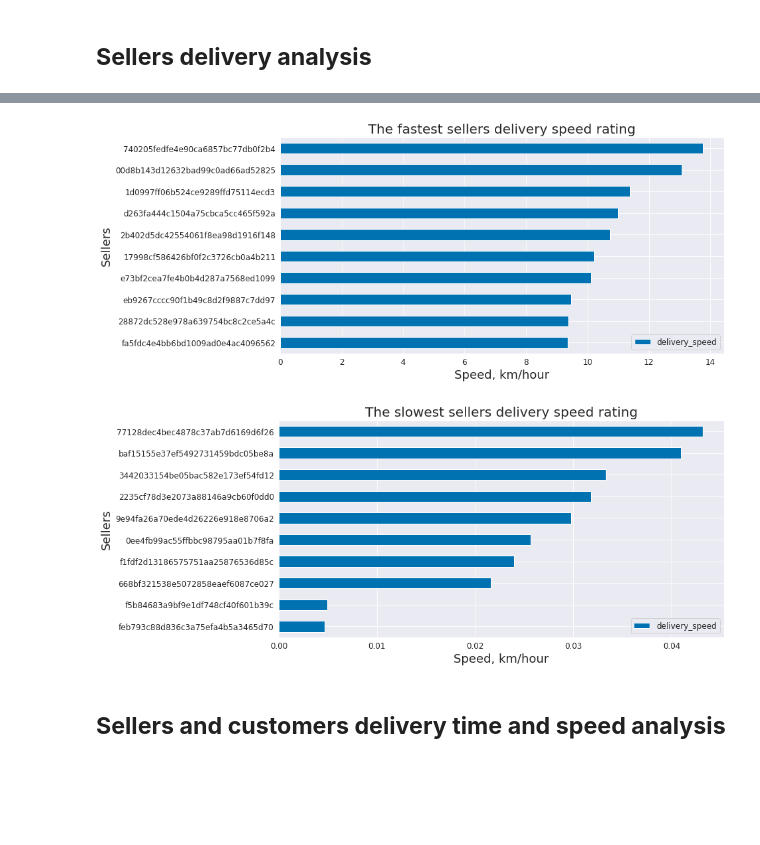
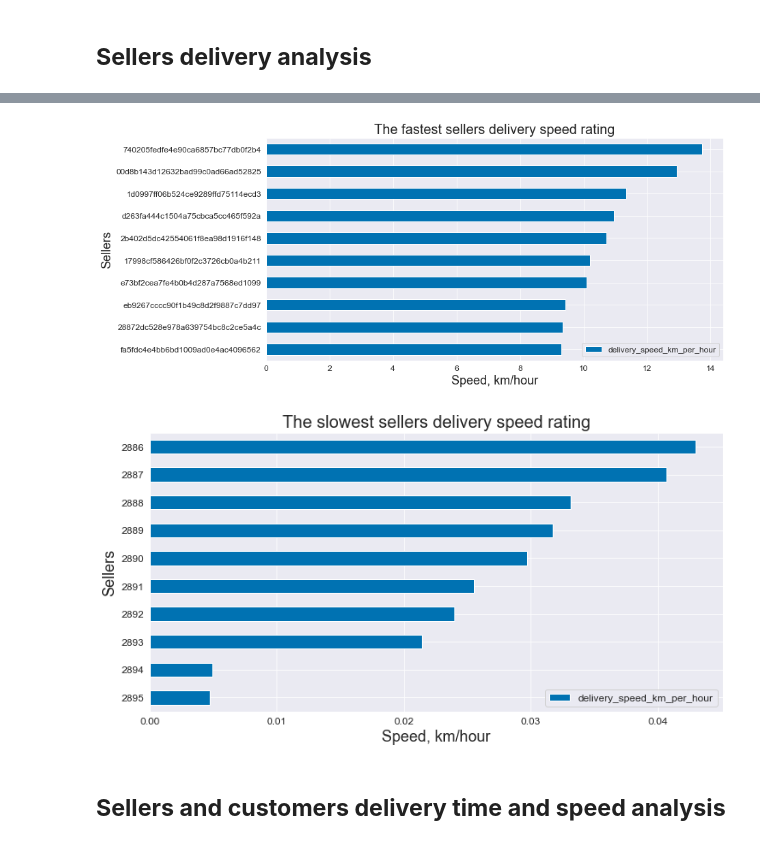
Before and after one commit to strateg17/SMART_DS_Academy_Prod1, a Jupyter notebook: Task_3/Task_3_Logistic_Part_2_EDA.ipynb, the cells around one changed output, grey strips where cells are left out. Saved outputs shown, nothing was run; the diff lists cells and outputs as text; code cells hidden in the pictures; blank space fills up the shorter version.

```diff
--- a/Task_3/Task_3_Logistic_Part_2_EDA.ipynb
+++ b/Task_3/Task_3_Logistic_Part_2_EDA.ipynb
@@ -85,6 +84,6 @@ data_all_agg.head(2)
 data_seller_del_sp.to_csv('data_raw/data_sellers_del_sp.csv')
 # %%
 # create frame with top
-data_seller_del_sp = data_all_agg.groupby('seller_id').agg({'delivery_speed':'mean'}).sort_values(by=['delivery_speed'], ascending=False).reset_index()
-data_seller_del_sp.head(2)
+data_seller_del_sp = data_all_agg.groupby('seller_id').agg({'delivery_speed_km_per_hour':'mean'}).sort_values(by=['delivery_speed_km_per_hour'], ascending=False).reset_index()
+data_seller_del_sp
 # %% [output]
@@ -94,21 +119,21 @@ data_seller_del_sp.head(2)
 # %%
-data_seller_del_sp.sort_values(by=['delivery_speed'])[-10:].plot(kind='barh')
+data_seller_del_sp.sort_values(by=['delivery_speed_km_per_hour'])[-10:].plot(kind='barh')
 plt.title('The fastest sellers delivery speed rating', fontsize=20)
 plt.xlabel('Speed, km/hour', fontsize=18)
 plt.ylabel('Sellers', fontsize=18)
 plt.yticks([0, 1, 2, 3, 4 ,5, 6 ,7 ,8, 9], data_seller_del_sp.seller_id[:10])  # Set text labels and properties.
 plt.show();
 # %% [output]
-[figure, old version]
+[figure, new version]
 # %%
-data_seller_del_sp.sort_values(by='delivery_speed', ascending=True)[:10].plot(kind='barh')
+data_seller_del_sp.sort_values(by='delivery_speed_km_per_hour', ascending=True)[:10].plot(kind='barh')
 plt.title('The slowest sellers delivery speed rating', fontsize=20)
 plt.xlabel('Speed, km/hour', fontsize=18)
 plt.ylabel('Sellers', fontsize=18)
-plt.yticks([0, 1, 2, 3, 4 ,5, 6 ,7 ,8, 9], data_seller_del_sp.seller_id[:])  # Set text labels and properties.
+# plt.yticks([0, 1, 2, 3, 4 ,5, 6 ,7 ,8, 9], data_seller_del_sp.seller_id[:])  # Set text labels and properties.
 plt.show();
 # %% [output]
-[figure, old version]
+[figure, new version]
 # %% [markdown]
 ## **Sellers and customers delivery time and speed analysis**
 # %% [markdown]
```
Also changed, not shown: parts of 16 cells of this notebook, 23 other files.
